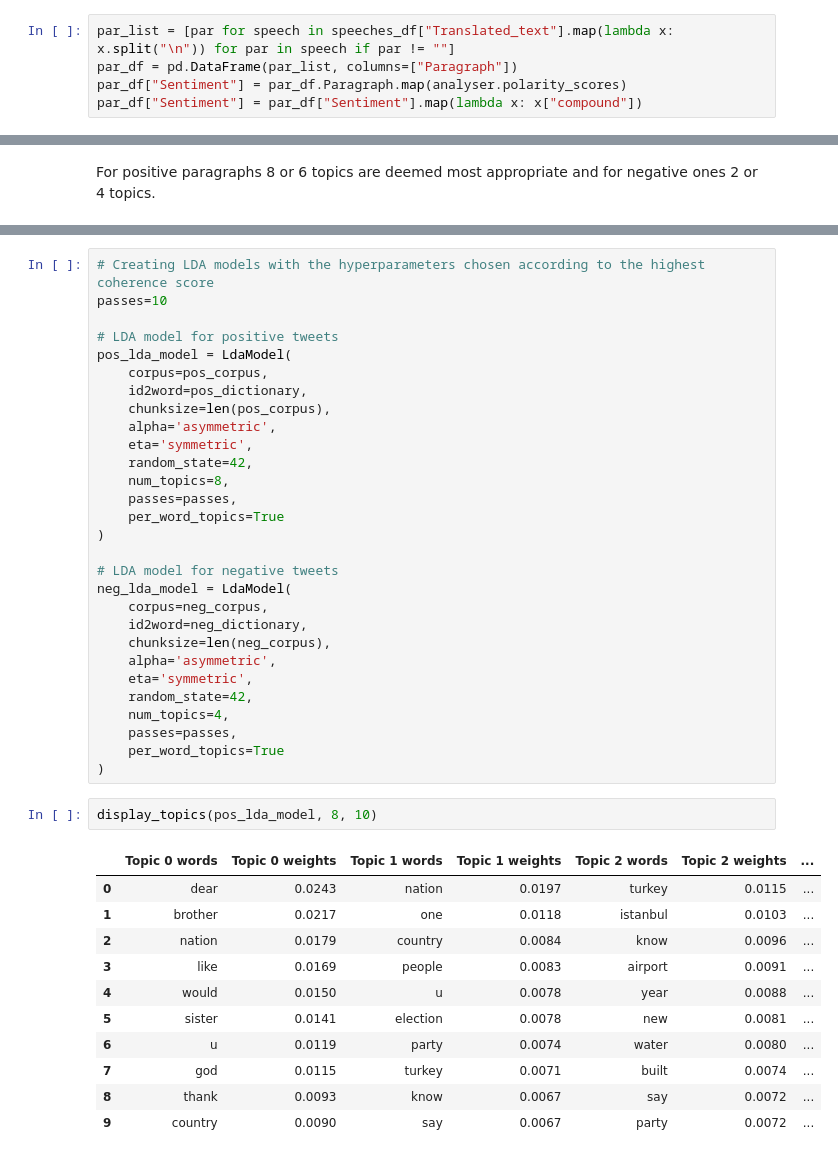
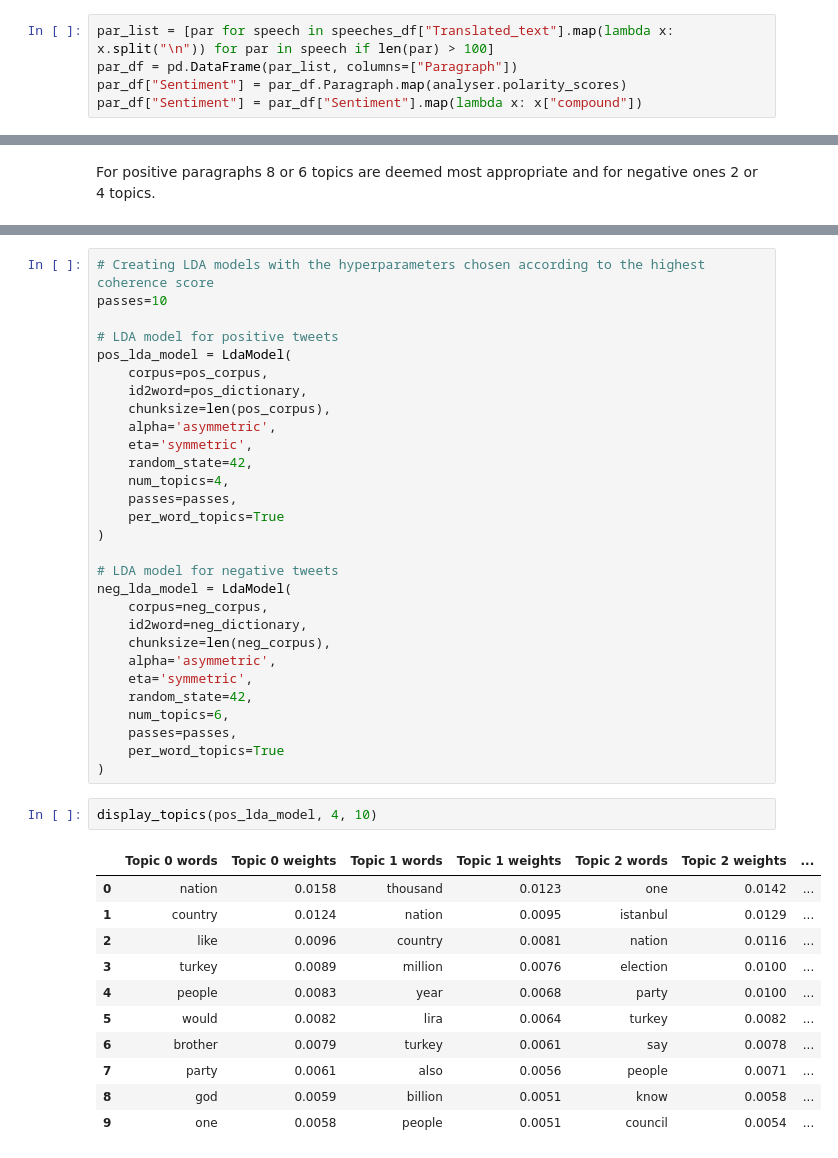
Before and after one commit to mrcljns/Text-Mining-Projects, a Jupyter notebook: Speeches_project/erdogan_speeches_notebook.ipynb, the cells around one changed output, grey strips where cells are left out. Saved outputs shown, nothing was run; the diff lists cells and outputs as text.

```diff
--- a/Speeches_project/erdogan_speeches_notebook.ipynb
+++ b/Speeches_project/erdogan_speeches_notebook.ipynb
@@ -277,7 +310,7 @@ Next step of the analysis involves inspecting what topics are present in speech
 # %% [markdown]
 The sentiment is obtained with VADER.
 # %%
-par_list = [par for speech in speeches_df["Translated_text"].map(lambda x: x.split("\n")) for par in speech if par != ""]
+par_list = [par for speech in speeches_df["Translated_text"].map(lambda x: x.split("\n")) for par in speech if len(par) > 100]
 par_df = pd.DataFrame(par_list, columns=["Paragraph"])
 par_df["Sentiment"] = par_df.Paragraph.map(analyser.polarity_scores)
 par_df["Sentiment"] = par_df["Sentiment"].map(lambda x: x["compound"])
@@ -378,7 +411,7 @@ pos_lda_model = LdaModel(
     alpha='asymmetric',
     eta='symmetric',
     random_state=42,
-    num_topics=8,
+    num_topics=4,
     passes=passes,
     per_word_topics=True
 )
@@ -391,22 +424,22 @@ neg_lda_model = LdaModel(
     alpha='asymmetric',
     eta='symmetric',
     random_state=42,
-    num_topics=4,
+    num_topics=6,
     passes=passes,
     per_word_topics=True
 )
 # %%
-display_topics(pos_lda_model, 8, 10)
+display_topics(pos_lda_model, 4, 10)
 # %% [output]
 |  | Topic 0 words | Topic 0 weights | Topic 1 words | Topic 1 weights | Topic 2 words | Topic 2 weights | ... |
-| 0 | dear | 0.0243 | nation | 0.0197 | turkey | 0.0115 | ... |
-| 1 | brother | 0.0217 | one | 0.0118 | istanbul | 0.0103 | ... |
-| 2 | nation | 0.0179 | country | 0.0084 | know | 0.0096 | ... |
-| 3 | like | 0.0169 | people | 0.0083 | airport | 0.0091 | ... |
-| 4 | would | 0.0150 | u | 0.0078 | year | 0.0088 | ... |
-| 5 | sister | 0.0141 | election | 0.0078 | new | 0.0081 | ... |
-| 6 | u | 0.0119 | party | 0.0074 | water | 0.0080 | ... |
-| 7 | god | 0.0115 | turkey | 0.0071 | built | 0.0074 | ... |
-| 8 | thank | 0.0093 | know | 0.0067 | say | 0.0072 | ... |
-| 9 | country | 0.0090 | say | 0.0067 | party | 0.0072 | ... |
+| 0 | nation | 0.0158 | thousand | 0.0123 | one | 0.0142 | ... |
+| 1 | country | 0.0124 | nation | 0.0095 | istanbul | 0.0129 | ... |
+| 2 | like | 0.0096 | country | 0.0081 | nation | 0.0116 | ... |
+| 3 | turkey | 0.0089 | million | 0.0076 | election | 0.0100 | ... |
+| 4 | people | 0.0083 | year | 0.0068 | party | 0.0100 | ... |
+| 5 | would | 0.0082 | lira | 0.0064 | turkey | 0.0082 | ... |
+| 6 | brother | 0.0079 | turkey | 0.0061 | say | 0.0078 | ... |
+| 7 | party | 0.0061 | also | 0.0056 | people | 0.0071 | ... |
+| 8 | god | 0.0059 | billion | 0.0051 | know | 0.0058 | ... |
+| 9 | one | 0.0058 | people | 0.0051 | council | 0.0054 | ... |
 # %%
```
Also changed, not shown: parts of 16 cells of this notebook.
